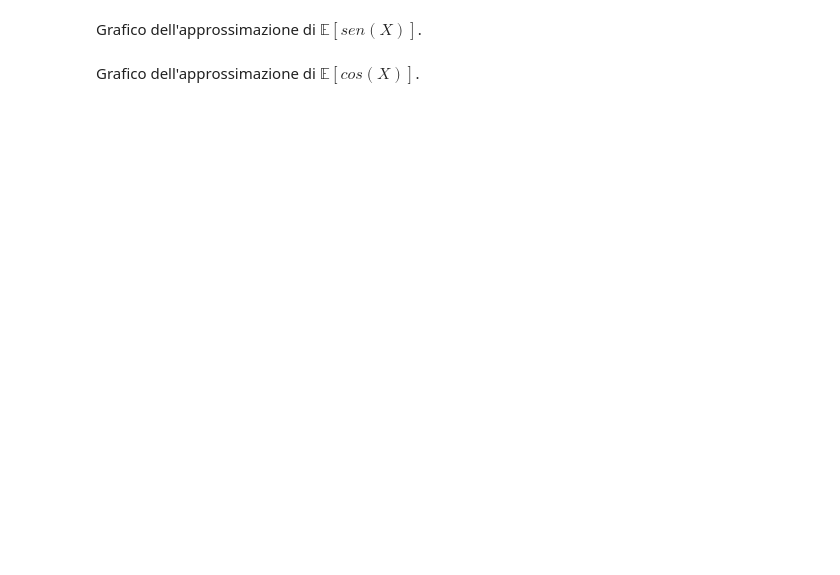
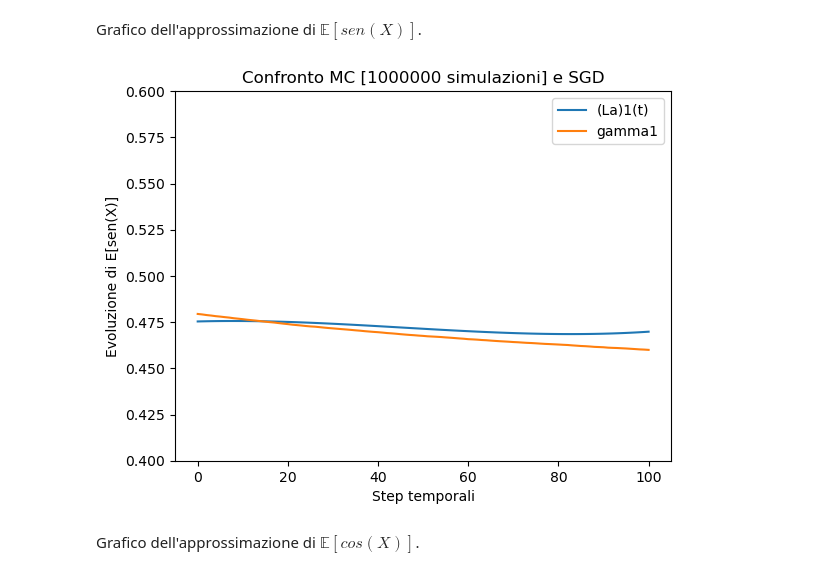
Before and after one commit to amatoandre/TESI, a Jupyter notebook: test_SGD.ipynb, the cells around one changed output. Cells and saved outputs as stored; diff of their text form; code cells hidden in the pictures; blank space fills up the shorter version.

```diff
--- a/test_SGD.ipynb
+++ b/test_SGD.ipynb
@@ -216,46 +192,45 @@ Richiameremo inoltre:
 # %%
 if __name__ == "__main__":
 
+    # Parametri variabili
 
-    # Parametri in Input Comuni
+    T = 0.5   # 0.5, 1, 2, 4
+    n = 3  # 3, 4, 5, 6
+    M = 1   # 1, 10, 100, 1000, 10000  #ricorda per gli ultimi due di togliere m % 10
+
+
+
+    # Parametri fissi
 
     sigma = 0.5
-    T = 1
     N = 100
     X0 = 0.5
 
-    # Parametri in Input Eulero-Monte Carlo
-
-    c1 = 0
-    c2 = 0
-    aa1 = 1
-    aa2 = 1
-    N1 = 100 # 1000
+    N1 = 100   # 1000
     M1 = 1000000
 
-    # Parametri in Input Discesa Del Gradiente
-
     h = T / N
-    n = 5
     r0 = [0.5, 1, 5, 10]
     rho = [0.6, 0.7, 0.8, 0.9]
     eps = 0.01
     p = 10
-    M = 10000 # 1, 10, 100, 1000, 10000
     tipo = 'lagrange'
 
 
     # Eulero Monte Carlo
 
     start = time.process_time()   # parte il cronometro
-    X, Gamma1, Gamma2 = monte_carlo(c1, c2, aa1, aa2, sigma, T, N1, M1, X0)
+    X, Gamma1, Gamma2 = monte_carlo(sigma, T, N1, M1, X0)
     end = time.process_time()   # si ferma il cronometro
 
     print("Tempo di esecuzione Eulero - Monte Carlo: ", end - start)
     print(" ")
 
-    gamma1 = np.array([Gamma1[i] for i in range(0, len(Gamma1), int(N1/N))])
-    gamma2 = np.array([Gamma2[i] for i in range(0, len(Gamma2), int(N1/N))])
+    gamma1 = np.array(Gamma1)
+    gamma2 = np.array(Gamma2)
+
+    # gamma1 = np.array([Gamma1[i] for i in range(0, len(Gamma1), int(N1/N))])
+    # gamma2 = np.array([Gamma2[i] for i in range(0, len(Gamma2), int(N1/N))])
 
 
     # Discesa del Gradiente
@@ -283,7 +258,7 @@ if __name__ == "__main__":
 
             A1.append(AA1)
             A2.append(AA2)
-            print("Tempo di esecuzione con r0="+str(r0[i])+" e rho="+str(rho[j])+": ", end - start)
+            print("Tempo di esecuzione con r0="+str(r0[i])+" e rho="+str(rho[j])+": ", (end - start) / p )
             # print("Numero di step con r0="+str(r0[i])+" e rho="+str(rho[j])+": ", m[j,i+1])
 
 
@@ -306,13 +294,15 @@ Grafico dell'approssimazione di $\mathbb{E}[sen(X)]$.
 # %%
 fig = plt.figure()
 plt.title("Confronto MC [" + str(M1) + " simulazioni] e SGD")
 plt.xlabel("Step temporali")
 plt.ylabel("Evoluzione di E[sen(X)]")
-# plt.ylim(0.4, 0.6) # se non c'è il grafico è molto zoomato
-plt.plot(np.dot(A1[7], g), label='(La)1(t)')
+plt.ylim(0.4, 0.6) # se non c'è il grafico è molto zoomato
+plt.plot(np.dot(A1[4], g), label='(La)1(t)')
 plt.plot(gamma1, label='gamma1')
 plt.legend()
 plt.show()
+# %% [output]
+[figure, added]
 # %% [markdown]
 Grafico dell'approssimazione di $\mathbb{E}[cos(X)]$.
 # %%
```
Also changed, not shown: parts of 7 cells of this notebook, 13 other files.
